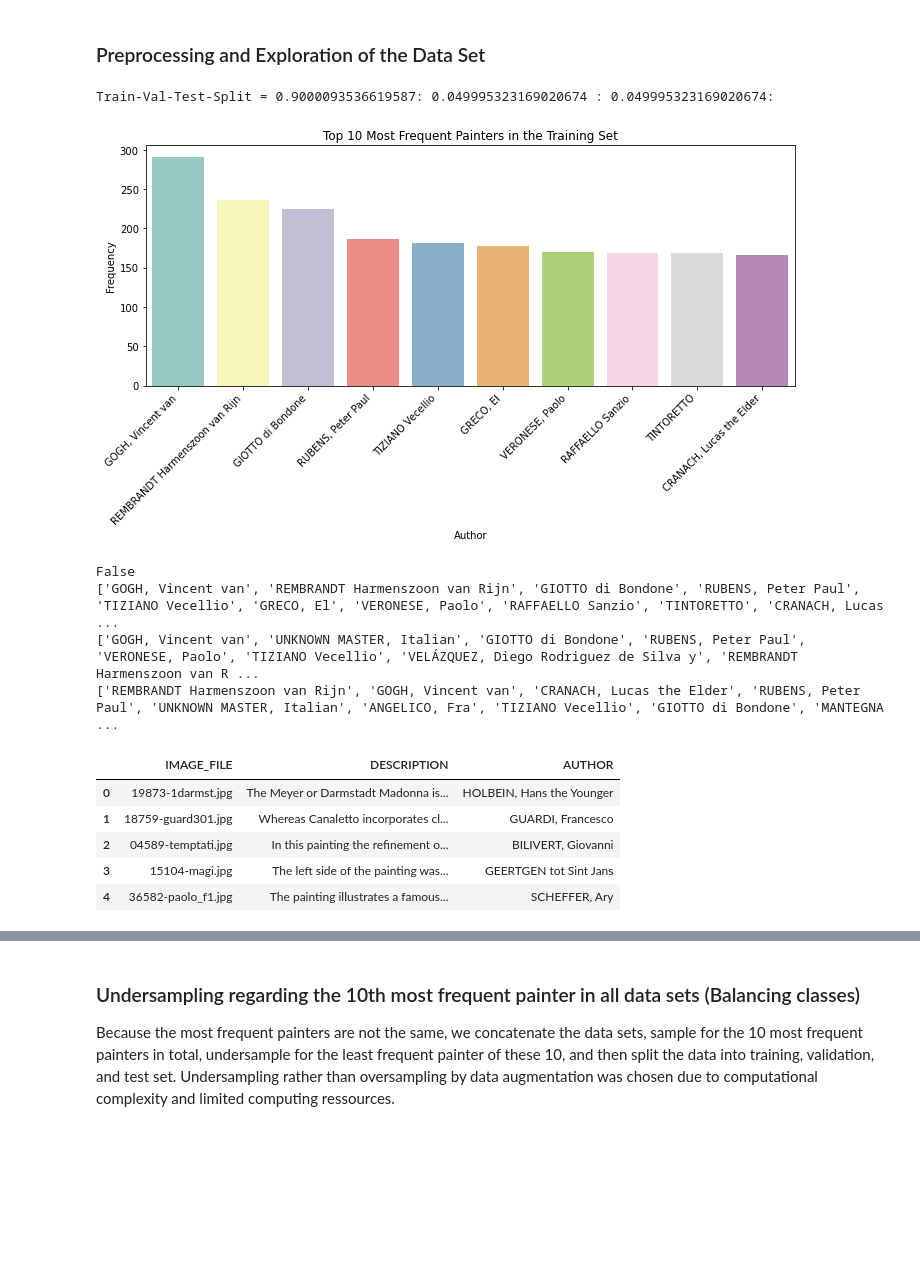
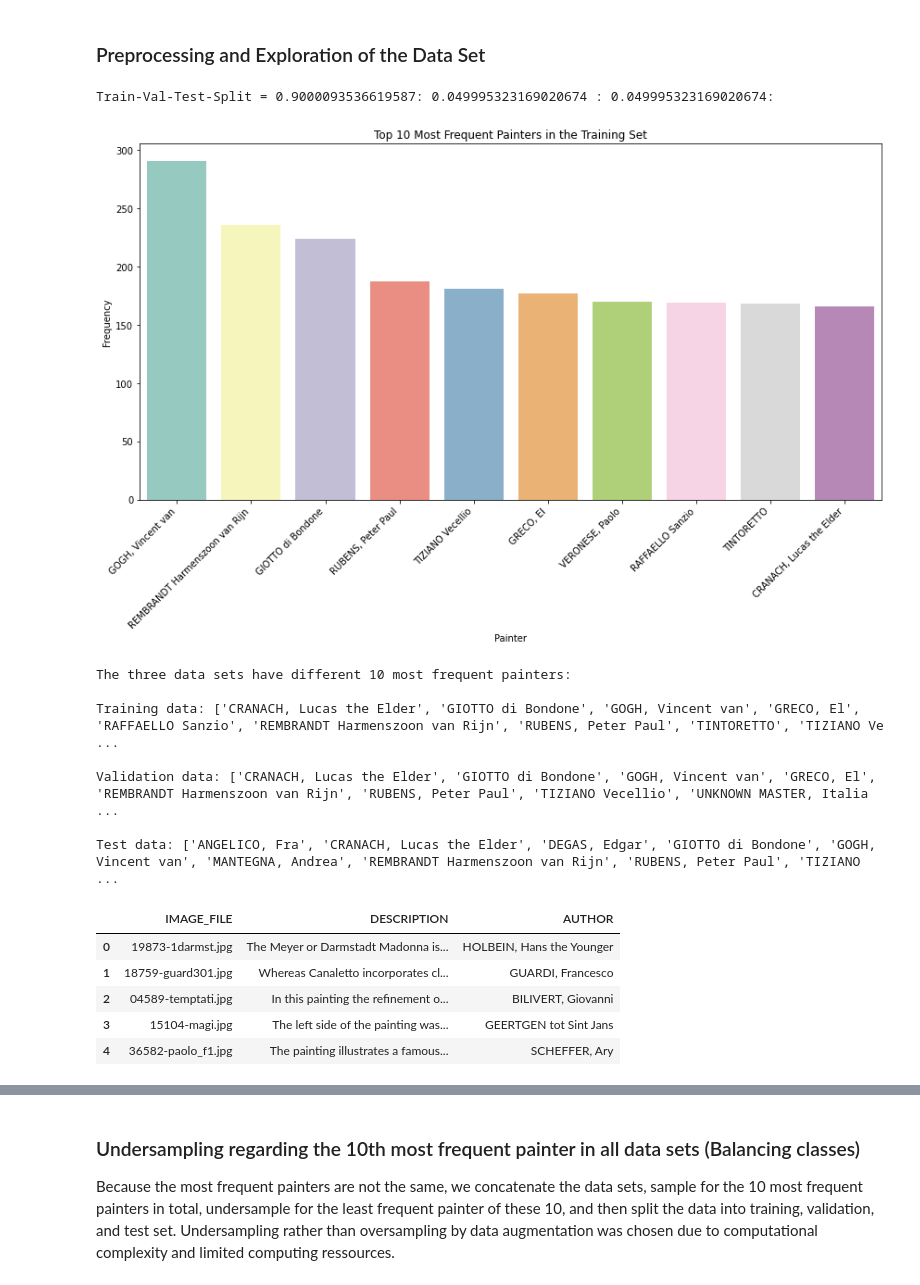
Before and after one commit to reascr/Multimodal_Painter_Attribution, a Jupyter notebook: Data_Pipeline.ipynb, the cells around one changed output, grey strips where cells are left out. Cells and saved outputs as stored; diff of their text form; code cells hidden in the pictures; blank space fills up the shorter version.

```diff
--- a/Data_Pipeline.ipynb
+++ b/Data_Pipeline.ipynb
@@ -8,53 +8,57 @@ import matplotlib.pyplot as plt
 # %%
 # load data
 
 # directory where semArt data is stored
 BASE_DIR = "/Users/rea/Library/Mobile Documents/com~apple~CloudDocs/MSc_IT_and_Cognition/springsemester2024/ComputationalCognitiveScienceII/Exam/Project/MM_Painting_Classification"
 
 train_df = pd.read_csv(os.path.join(BASE_DIR, "SemArt/semart_train.csv"), encoding='iso-8859-1', sep='\t')
 val_df = pd.read_csv(os.path.join(BASE_DIR, "SemArt/semart_val.csv"), encoding='iso-8859-1', sep='\t')
 test_df = pd.read_csv(os.path.join(BASE_DIR, "SemArt/semart_test.csv"), encoding='iso-8859-1', sep='\t')
 
 train_df = train_df.iloc[:, :3] # keep only image file, description, and author
 val_df = val_df.iloc[:, :3]
 test_df = test_df.iloc[:, :3]
 
+# keep split from original data set
 total_data = len(train_df) + len(val_df) + len(test_df)
 print(f"Train-Val-Test-Split = {len(train_df)/total_data}: {len(val_df)/total_data} : {len(test_df)/total_data}:")
 
-# keep split from original data set and change it later if needed
 
 # plot the 10 most frequent painters
-#### COPIED
-# Count occurrences of each author
-author_counts = train_df['AUTHOR'].value_counts()
 
-# select top 10 authors
-top_10_authors = author_counts.head(10)
+painter_counts = train_df['AUTHOR'].value_counts() # count occurrences of each painter
+top_10_painters = painter_counts.head(10) # select top 10 painters
 
-#sns.set_palette("pastel")
-plt.figure(figsize=(10, 6))
-sns.barplot(x=top_10_authors.index, y=top_10_authors.values, palette='Set3')
+plt.figure(figsize=(12, 8))
+sns.barplot(x=top_10_painters.index, y=top_10_painters.values, palette='Set3')
 plt.title('Top 10 Most Frequent Painters in the Training Set')
-plt.xlabel('Author')
+plt.xlabel('Painter')
 plt.ylabel('Frequency')
 plt.xticks(rotation=45, ha='right')
 plt.tight_layout()
 plt.show()
 
-# ensure that the 10 most frequent painters are the same in all three data sets
-print(sorted(train_df['AUTHOR'].value_counts().head(10).index.tolist()) == sorted(val_df['AUTHOR'].value_counts().head(10).index.tolist()) == sorted(test_df['AUTHOR'].value_counts().head(10).index.tolist()))
-print(train_df['AUTHOR'].value_counts().head(10).index.tolist())
-print(val_df['AUTHOR'].value_counts().head(10).index.tolist())
-print(test_df['AUTHOR'].value_counts().head(10).index.tolist())
-train_df.head() # show data frame
+# Are the 10 most frequent painters are the same in all three data sets?
+if not sorted(train_df['AUTHOR'].value_counts().head(10).index.tolist()) == sorted(val_df['AUTHOR'].value_counts().head(10).index.tolist()) == sorted(test_df['AUTHOR'].value_counts().head(10).index.tolist()):
+    print("The three data sets have different 10 most frequent painters:")
+    print()
+print(f"Training data: {sorted(train_df['AUTHOR'].value_counts().head(10).index.tolist())}")
+print()
+print(f"Validation data: {sorted(val_df['AUTHOR'].value_counts().head(10).index.tolist())}")
+print()
+print(f"Test data: {sorted(test_df['AUTHOR'].value_counts().head(10).index.tolist())}")
+print()
+train_df.head()
 # %% [output]
 Train-Val-Test-Split = 0.9000093536619587: 0.049995323169020674 : 0.049995323169020674:
-[figure, old version]
+[figure, new version]
-False
-['GOGH, Vincent van', 'REMBRANDT Harmenszoon van Rijn', 'GIOTTO di Bondone', 'RUBENS, Peter Paul', 'TIZIANO Vecellio', 'GRECO, El', 'VERONESE, Paolo', 'RAFFAELLO Sanzio', 'TINTORETTO', 'CRANACH, Lucas ...
-['GOGH, Vincent van', 'UNKNOWN MASTER, Italian', 'GIOTTO di Bondone', 'RUBENS, Peter Paul', 'VERONESE, Paolo', 'TIZIANO Vecellio', 'VELÁZQUEZ, Diego Rodriguez de Silva y', 'REMBRANDT Harmenszoon van R ...
-['REMBRANDT Harmenszoon van Rijn', 'GOGH, Vincent van', 'CRANACH, Lucas the Elder', 'RUBENS, Peter Paul', 'UNKNOWN MASTER, Italian', 'ANGELICO, Fra', 'TIZIANO Vecellio', 'GIOTTO di Bondone', 'MANTEGNA ...
+The three data sets have different 10 most frequent painters:
+
+Training data: ['CRANACH, Lucas the Elder', 'GIOTTO di Bondone', 'GOGH, Vincent van', 'GRECO, El', 'RAFFAELLO Sanzio', 'REMBRANDT Harmenszoon van Rijn', 'RUBENS, Peter Paul', 'TINTORETTO', 'TIZIANO Ve ...
+
+Validation data: ['CRANACH, Lucas the Elder', 'GIOTTO di Bondone', 'GOGH, Vincent van', 'GRECO, El', 'REMBRANDT Harmenszoon van Rijn', 'RUBENS, Peter Paul', 'TIZIANO Vecellio', 'UNKNOWN MASTER, Italia ...
+
+Test data: ['ANGELICO, Fra', 'CRANACH, Lucas the Elder', 'DEGAS, Edgar', 'GIOTTO di Bondone', 'GOGH, Vincent van', 'MANTEGNA, Andrea', 'REMBRANDT Harmenszoon van Rijn', 'RUBENS, Peter Paul', 'TIZIANO  ...
 |  | IMAGE_FILE | DESCRIPTION | AUTHOR |
 | 0 | 19873-1darmst.jpg | The Meyer or Darmstadt Madonna is... | HOLBEIN, Hans the Younger |
 | 1 | 18759-guard301.jpg | Whereas Canaletto incorporates cl... | GUARDI, Francesco |
```
Also changed, not shown: parts of 15 cells of this notebook, 8 other files.
